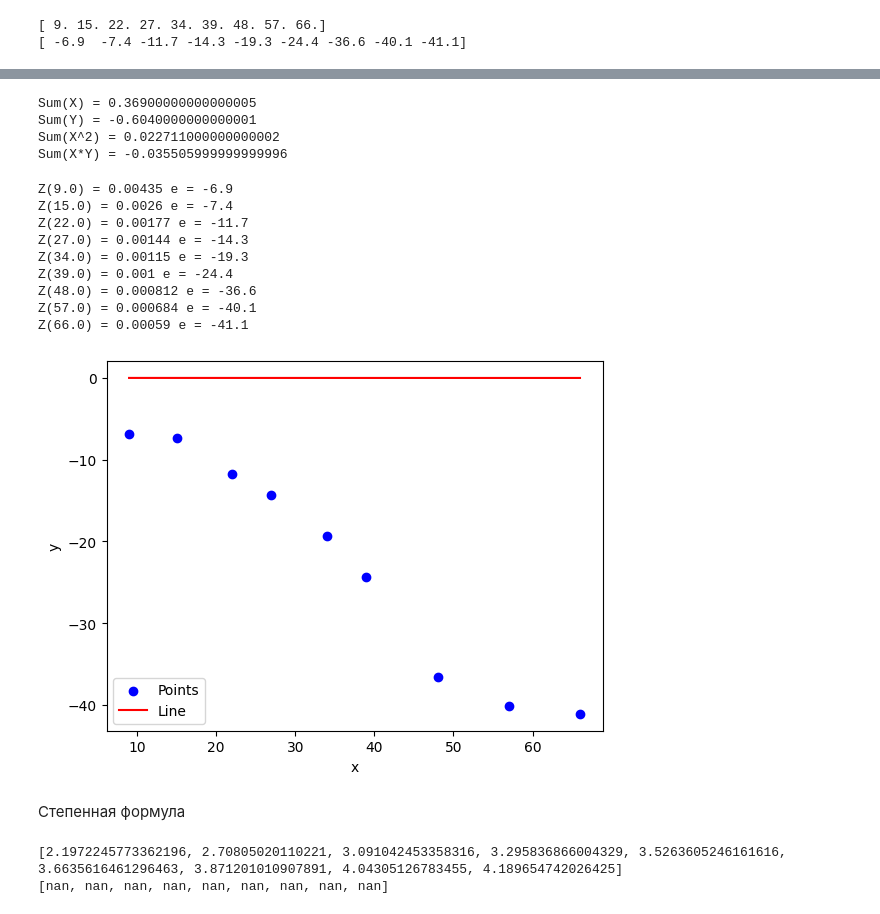
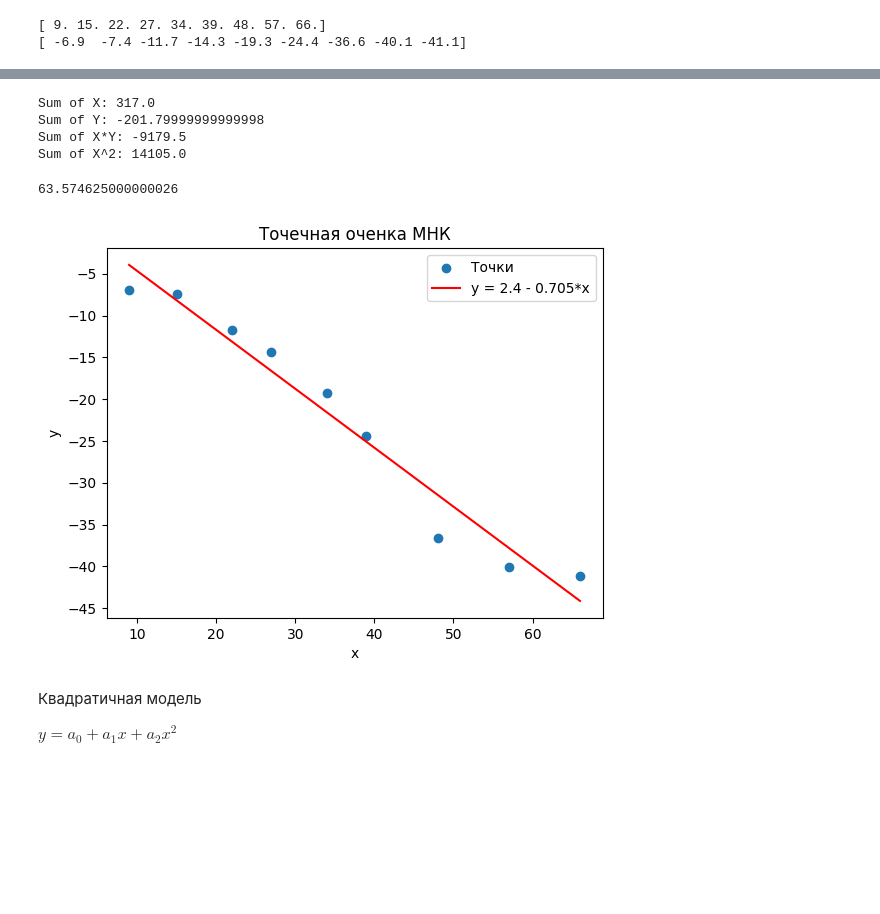
Before and after one commit to Romariok/Mathematical-statistics, a Jupyter notebook: lab7/main.ipynb, the cells around one changed output, grey strips where cells are left out. Saved outputs shown, nothing was run; the diff lists cells and outputs as text; code cells hidden in the pictures; blank space fills up the shorter version.

```diff
--- a/lab7/main.ipynb
+++ b/lab7/main.ipynb
@@ -85,57 +33,40 @@ new_x
-# %%
-sumx = sum([i for i in new_x])
-sumy = sum([i for i in new_y])
-sumxx = sum([i**2 for i in new_x])
-sumxy = sum([new_x[i]*new_y[i] for i in range(len(new_x))])
-
-print(f"Sum(X) = {sumx}")
-print(f"Sum(Y) = {sumy}")
-print(f"Sum(X^2) = {sumxx}")
-print(f"Sum(X*Y) = {sumxy}")
-# %% [output]
-Sum(X) = 0.36900000000000005
-Sum(Y) = -0.6040000000000001
-Sum(X^2) = 0.022711000000000002
-Sum(X*Y) = -0.035505999999999996
-# %%
-def z1(t):
-   return 1/(-1.12 + 25.68*t)
-
-for i in range(len(y)):
-    print(f"Z({x[i]}) = {z1(x[i]):.3} e = {y[i]-z1(x[i]):.3}")
-# %% [output]
-Z(9.0) = 0.00435 e = -6.9
-Z(15.0) = 0.0026 e = -7.4
-Z(22.0) = 0.00177 e = -11.7
-Z(27.0) = 0.00144 e = -14.3
-Z(34.0) = 0.00115 e = -19.3
-Z(39.0) = 0.001 e = -24.4
-Z(48.0) = 0.000812 e = -36.6
-Z(57.0) = 0.000684 e = -40.1
-Z(66.0) = 0.00059 e = -41.1
+# %%
+sum_x = np.sum(x)
+sum_y = np.sum(y)
+sum_xy = np.sum(x * y)
+sum_x_squared = np.sum(x ** 2)
+
+print("Sum of X:", sum_x)
+print("Sum of Y:", sum_y)
+print("Sum of X*Y:", sum_xy)
+print("Sum of X^2:", sum_x_squared)
+# %% [output]
+Sum of X: 317.0
+Sum of Y: -201.79999999999998
+Sum of X*Y: -9179.5
+Sum of X^2: 14105.0
+# %%
+S_min = np.sum((y - 2.4 + 0.705*x) ** 2)
+S_min
+# %% [output]
+63.574625000000026
 # %%
-plt.scatter(x, y, color='blue', label='Points')
+plt.scatter(x, y, label='Точки')
 
-x_line = np.linspace(min(x), max(x), 1000)
-
-y_line = [z1(t) for t in x_line]
-
-plt.plot(x_line, y_line, color='red', label='Line')
+x1 = np.linspace(min(x), max(x), 100)
+y_func = 2.4 - 0.705*x1
+plt.plot(x1, y_func, label='y = 2.4 - 0.705*x', color='red')
 
 plt.xlabel('x')
 plt.ylabel('y')
+plt.title('Точечная оченка МНК')
+
 plt.legend()
 
 plt.show()
 # %% [output]
-[figure, old version]
+[figure, new version]
-# %% [markdown]
-Степенная формула
-# %%
-new_x = [np.log(i) for i in x]
-new_y = [np.log(i) for i in y]
-print(new_x)
-print(new_y)
-# %% [output]
-[2.1972245773362196, 2.70805020110221, 3.091042453358316, 3.295836866004329, 3.5263605246161616, 3.6635616461296463, 3.871201010907891, 4.04305126783455, 4.189654742026425]
-[nan, nan, nan, nan, nan, nan, nan, nan, nan]
+# %% [markdown]
+Квадратичная модель
+
+$y = a_0 + a_1x + a_2x^2$
```
Also changed, not shown: parts of 18 cells of this notebook, 10 other files.
